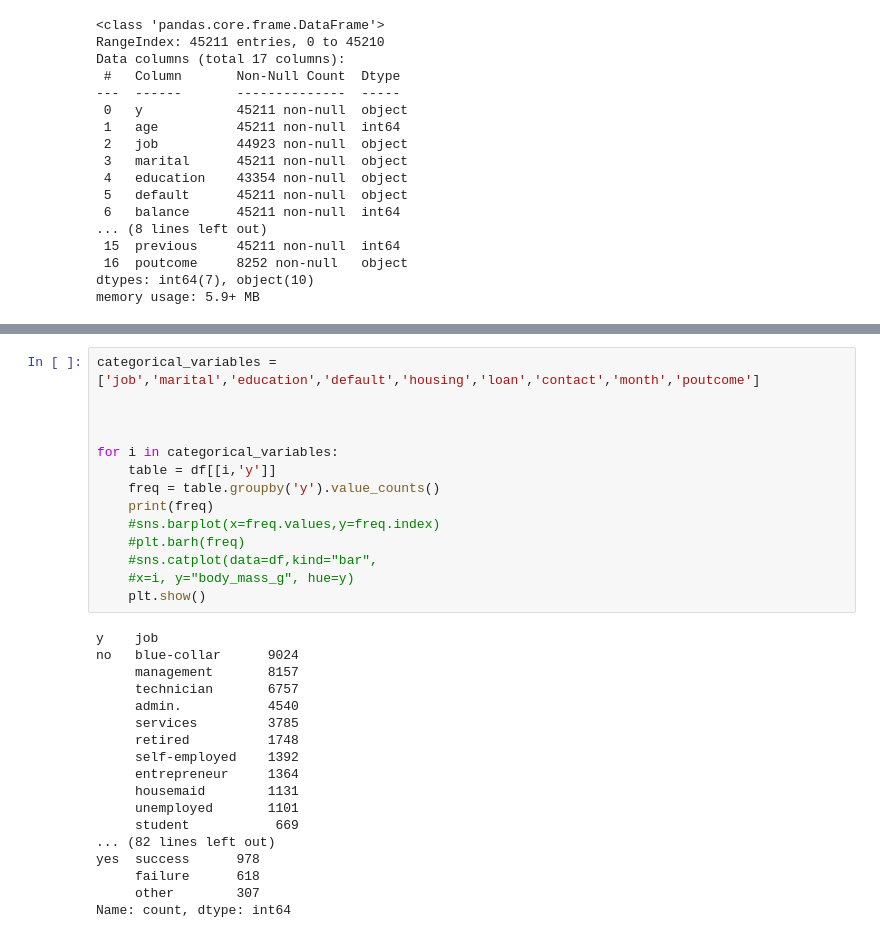
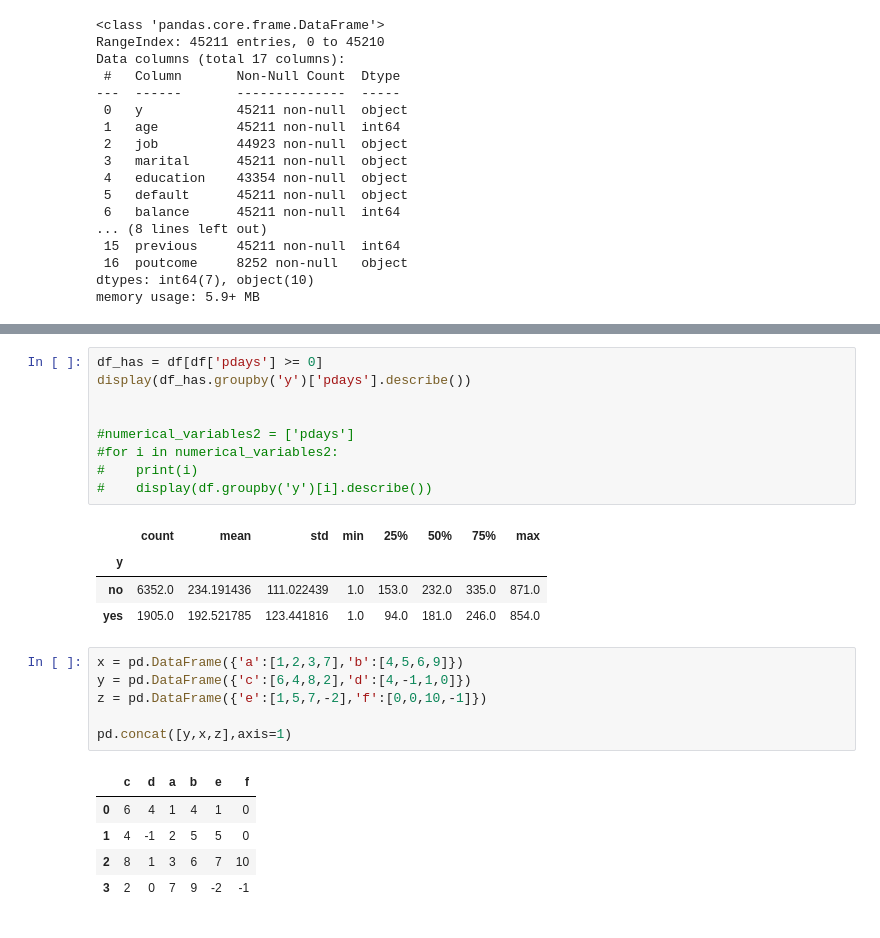
Before and after one commit to juliano-CN/analise-maketing-bancario, a Jupyter notebook: bank.ipynb, the cells around one changed output, grey strips where cells are left out. Cells and saved outputs as stored; diff of their text form.

```diff
--- a/bank.ipynb
+++ b/bank.ipynb
@@ -115,32 +97,26 @@ Name: duration, dtype: float64
-# %%
-categorical_variables = ['job','marital','education','default','housing','loan','contact','month','poutcome']
-
-
-
-for i in categorical_variables:
-    table = df[[i,'y']]
-    freq = table.groupby('y').value_counts()
-    print(freq)
-    #sns.barplot(x=freq.values,y=freq.index)
-    #plt.barh(freq)
-    #sns.catplot(data=df,kind="bar",
-    #x=i, y="body_mass_g", hue=y)
-    plt.show()
-# %% [output]
-y    job
-no   blue-collar      9024
-     management       8157
-     technician       6757
-     admin.           4540
-     services         3785
-     retired          1748
-     self-employed    1392
-     entrepreneur     1364
-     housemaid        1131
-     unemployed       1101
-     student           669
-... (82 lines left out)
-yes  success      978
-     failure      618
-     other        307
-Name: count, dtype: int64
+# %%
+df_has = df[df['pdays'] >= 0]
+display(df_has.groupby('y')['pdays'].describe())
+
+
+#numerical_variables2 = ['pdays']
+#for i in numerical_variables2:
+#    print(i)
+#    display(df.groupby('y')[i].describe())
+# %% [output]
+|  | count | mean | std | min | 25% | 50% | 75% | max |
+| y |  |  |  |  |  |  |  |  |
+| no | 6352.0 | 234.191436 | 111.022439 | 1.0 | 153.0 | 232.0 | 335.0 | 871.0 |
+| yes | 1905.0 | 192.521785 | 123.441816 | 1.0 | 94.0 | 181.0 | 246.0 | 854.0 |
+# %%
+x = pd.DataFrame({'a':[1,2,3,7],'b':[4,5,6,9]})
+y = pd.DataFrame({'c':[6,4,8,2],'d':[4,-1,1,0]})
+z = pd.DataFrame({'e':[1,5,7,-2],'f':[0,0,10,-1]})
+
+pd.concat([y,x,z],axis=1)
+# %% [output]
+|  | c | d | a | b | e | f |
+| 0 | 6 | 4 | 1 | 4 | 1 | 0 |
+| 1 | 4 | -1 | 2 | 5 | 5 | 0 |
+| 2 | 8 | 1 | 3 | 6 | 7 | 10 |
+| 3 | 2 | 0 | 7 | 9 | -2 | -1 |
```
Also changed, not shown: parts of 8 cells of this notebook, 1 other file.
